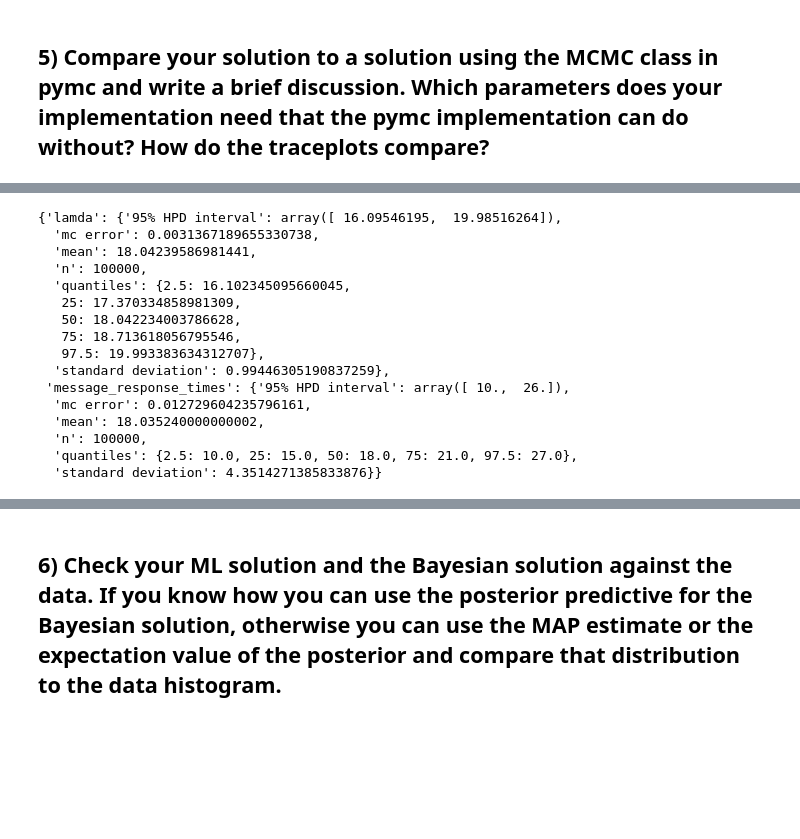
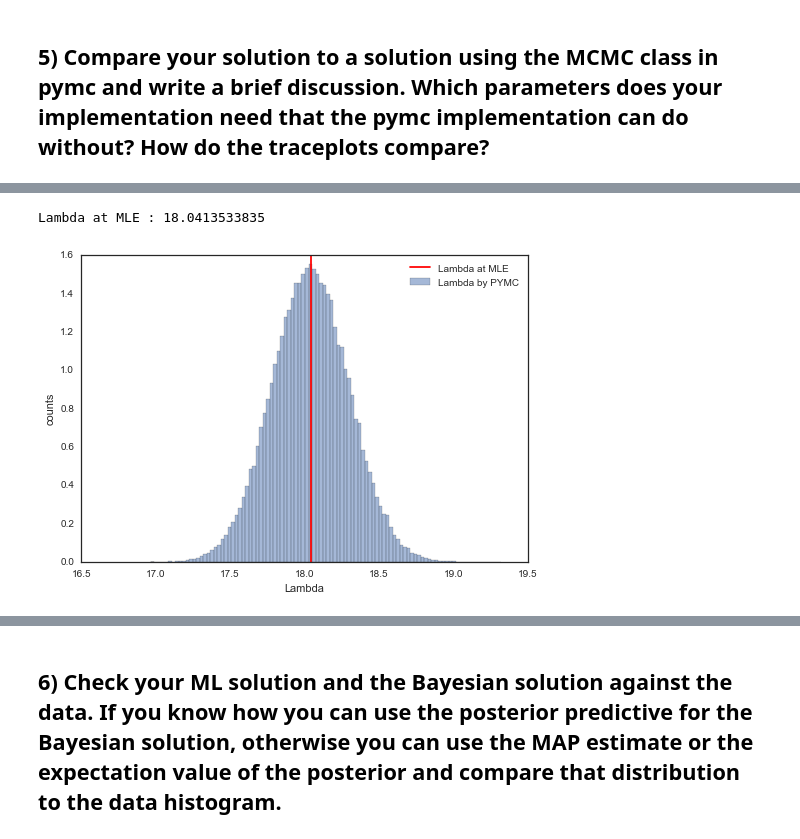
Before and after one commit to jeewon-hwang/AM207_homework_2016, a Jupyter notebook: AM207_JeewonHwang_HW2.ipynb, the cells around one changed output, grey strips where cells are left out. Saved outputs shown, nothing was run; the diff lists cells and outputs as text; code cells hidden in the pictures; blank space fills up the shorter version.

```diff
--- a/AM207_JeewonHwang_HW2.ipynb
+++ b/AM207_JeewonHwang_HW2.ipynb
@@ -610,22 +442,15 @@ lambda:
         2.5             25              50              75             97.5
          |---------------|===============|===============|---------------|
         10.0             15.0            18.0           21.0          27.0
-# %%
-mcmc.stats()
-# %% [output]
-{'lamda': {'95% HPD interval': array([ 16.09546195,  19.98516264]),
-  'mc error': 0.0031367189655330738,
-  'mean': 18.04239586981441,
-  'n': 100000,
-  'quantiles': {2.5: 16.102345095660045,
-   25: 17.370334858981309,
-   50: 18.042234003786628,
-   75: 18.713618056795546,
-   97.5: 19.993383634312707},
-  'standard deviation': 0.99446305190837259},
- 'message_response_times': {'95% HPD interval': array([ 10.,  26.]),
-  'mc error': 0.012729604235796161,
-  'mean': 18.035240000000002,
-  'n': 100000,
-  'quantiles': {2.5: 10.0, 25: 15.0, 50: 18.0, 75: 21.0, 97.5: 27.0},
-  'standard deviation': 4.3514271385833876}}
+# %%
+# histogram of alpha
+fig=plt.hist(lambda_pymc.trace(), bins=100, normed=True, label='Lambda by PYMC', alpha=0.5)
+plt.axvline(x=lambda_MLE, color='r', label='Lambda at MLE')
+plt.legend()
+plt.xlabel("Lambda")
+plt.ylabel("counts")
+
+print "Lambda at MLE :", lambda_MLE
+# %% [output]
+Lambda at MLE : 18.0413533835
+[figure, added]
```
Also changed, not shown: parts of 33 cells of this notebook.
